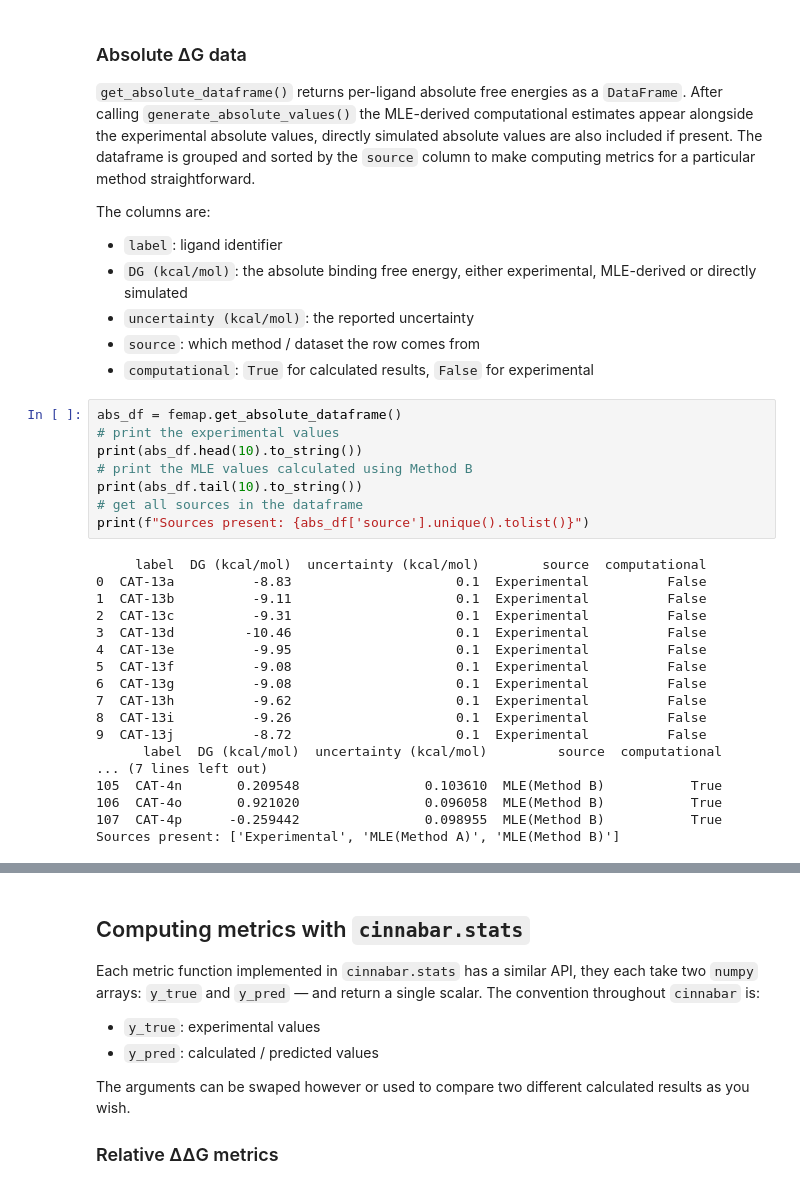
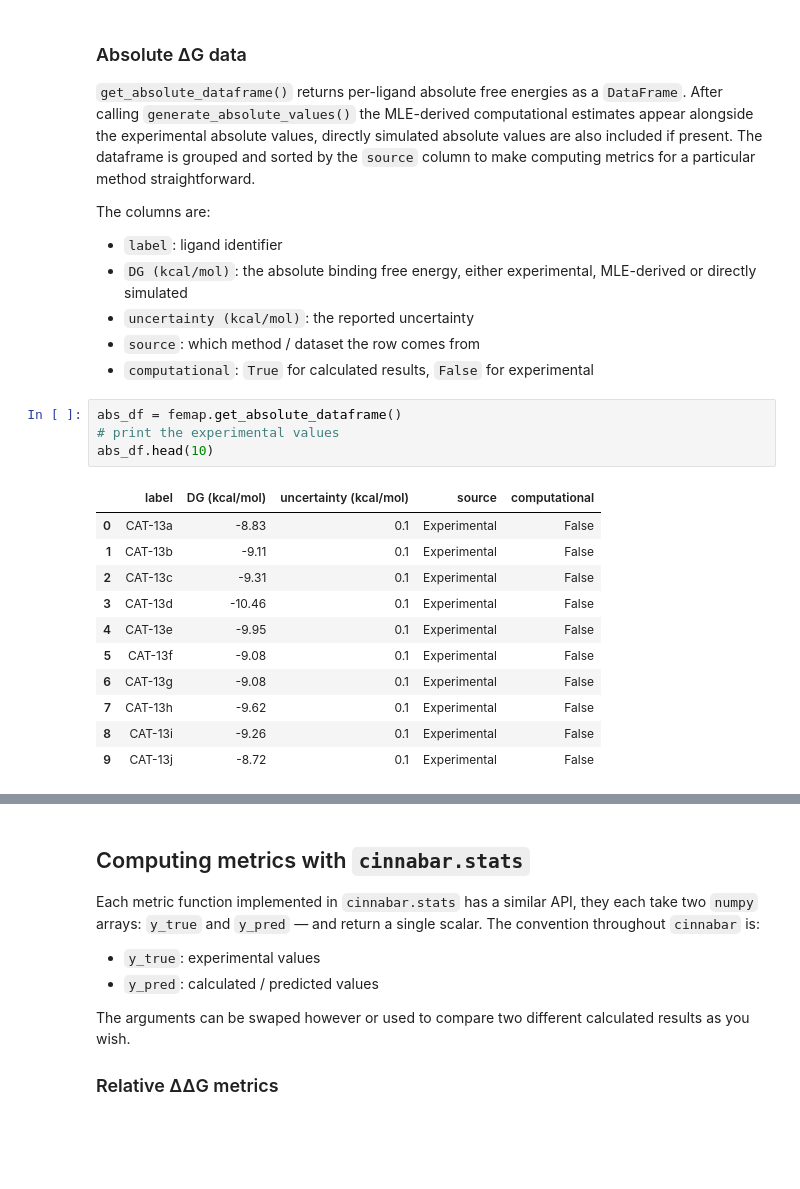
Before and after one commit to OpenFreeEnergy/cinnabar, a Jupyter notebook: examples/calculating-metrics.ipynb, the cells around one changed output, grey strips where cells are left out. Cells and saved outputs as stored; diff of their text form; blank space fills up the shorter version.

```diff
--- a/examples/calculating-metrics.ipynb
+++ b/examples/calculating-metrics.ipynb
@@ -167,26 +193,16 @@ The columns are:
 # %%
 abs_df = femap.get_absolute_dataframe()
 # print the experimental values
-print(abs_df.head(10).to_string())
-# print the MLE values calculated using Method B
-print(abs_df.tail(10).to_string())
-# get all sources in the dataframe
-print(f"Sources present: {abs_df['source'].unique().tolist()}")
+abs_df.head(10)
 # %% [output]
-     label  DG (kcal/mol)  uncertainty (kcal/mol)        source  computational
-0  CAT-13a          -8.83                     0.1  Experimental          False
-1  CAT-13b          -9.11                     0.1  Experimental          False
-2  CAT-13c          -9.31                     0.1  Experimental          False
-3  CAT-13d         -10.46                     0.1  Experimental          False
-4  CAT-13e          -9.95                     0.1  Experimental          False
-5  CAT-13f          -9.08                     0.1  Experimental          False
-6  CAT-13g          -9.08                     0.1  Experimental          False
-7  CAT-13h          -9.62                     0.1  Experimental          False
-8  CAT-13i          -9.26                     0.1  Experimental          False
-9  CAT-13j          -8.72                     0.1  Experimental          False
-      label  DG (kcal/mol)  uncertainty (kcal/mol)         source  computational
-... (7 lines left out)
-105  CAT-4n       0.209548                0.103610  MLE(Method B)           True
-106  CAT-4o       0.921020                0.096058  MLE(Method B)           True
-107  CAT-4p      -0.259442                0.098955  MLE(Method B)           True
-Sources present: ['Experimental', 'MLE(Method A)', 'MLE(Method B)']
+|  | label | DG (kcal/mol) | uncertainty (kcal/mol) | source | computational |
+| 0 | CAT-13a | -8.83 | 0.1 | Experimental | False |
+| 1 | CAT-13b | -9.11 | 0.1 | Experimental | False |
+| 2 | CAT-13c | -9.31 | 0.1 | Experimental | False |
+| 3 | CAT-13d | -10.46 | 0.1 | Experimental | False |
+| 4 | CAT-13e | -9.95 | 0.1 | Experimental | False |
+| 5 | CAT-13f | -9.08 | 0.1 | Experimental | False |
+| 6 | CAT-13g | -9.08 | 0.1 | Experimental | False |
+| 7 | CAT-13h | -9.62 | 0.1 | Experimental | False |
+| 8 | CAT-13i | -9.26 | 0.1 | Experimental | False |
+| 9 | CAT-13j | -8.72 | 0.1 | Experimental | False |
```
Also changed, not shown: parts of 14 cells of this notebook, 2 other files.
